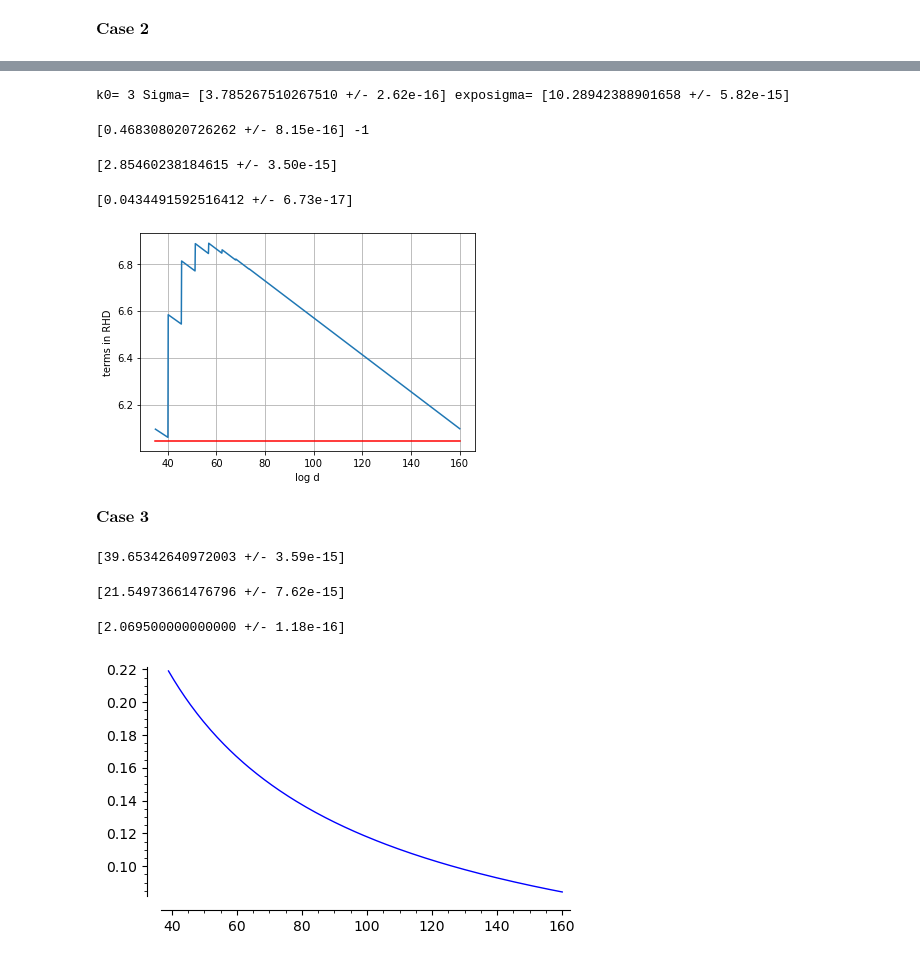
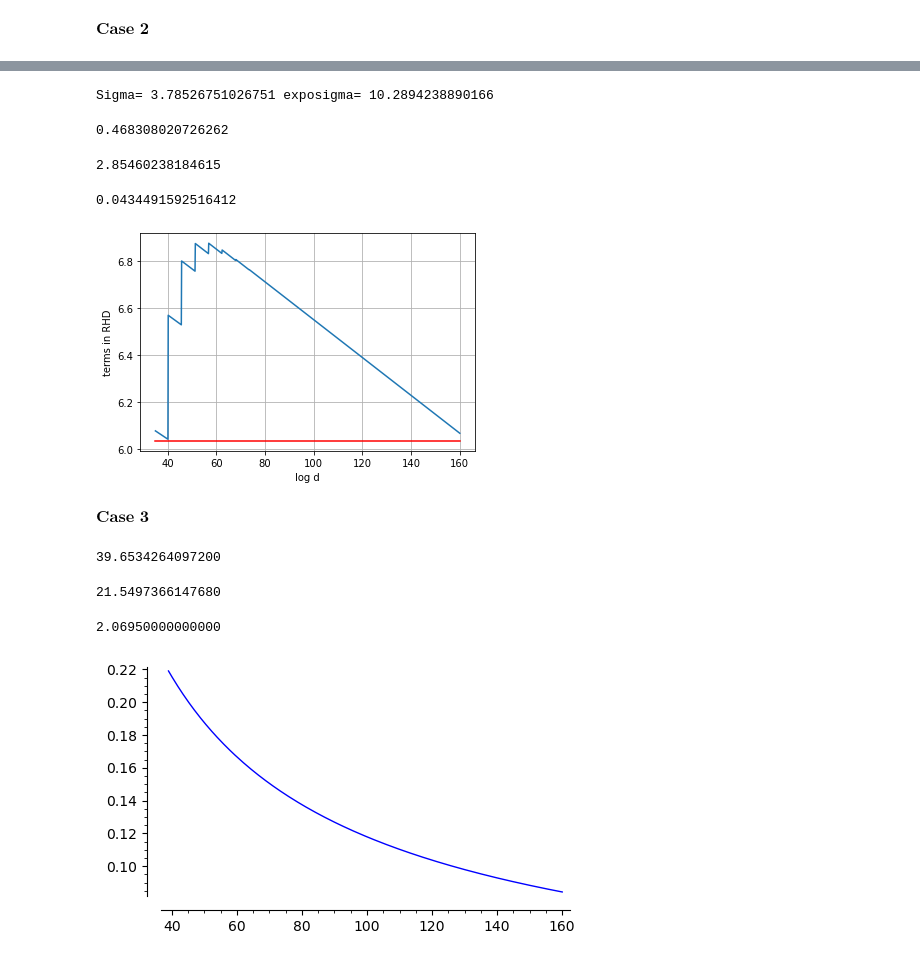
Before and after one commit to brice-razaka/Siegel-zeros-, a Jupyter notebook: Negative case - numerical computations .ipynb, the cells around one changed output, grey strips where cells are left out. Cells and saved outputs as stored; diff of their text form; code cells hidden in the pictures.

```diff
--- a/Negative case - numerical computations .ipynb
+++ b/Negative case - numerical computations .ipynb
@@ -112,9 +107,8 @@ J_1=\frac{1}{\pi}\int^{-3}_{3}\frac{|t\zeta(1-it)|}{\sqrt{(0.99930\ldots+t^2)(1+
 $$
 # %%
-#We take the center of the complex ball on the square of the lower bound of \beta
-c=assump2.mid()
+#By using the rounded-down bound of \beta^2 at the third digit, we have
+z=0.999
 
-#J1 using complex ball fields
-J1=CBF(integral(abs(x*zeta(1-I*x))/sqrt((c+x^2)*(1+x^2)*(4+x^2)), x,-3,3)/(2*pi))
+J1=N(integral(abs(x*zeta(1-I*x))/sqrt((z+x^2)*(1+x^2)*(4+x^2)), x,-3,3)/(2*pi))
 J1
 # %% [output]
@@ -237,54 +185,57 @@ OptF(6.045,41,16,16)
 # %%
-print('k0=',K0(16,16),'Sigma=', Sigma(16),'exposigma=',CBF(e*Sigma(16)))
+print('Sigma=', Sigma(16),'exposigma=',N(e*Sigma(16)))
 # %% [output]
-k0= 3 Sigma= [3.785267510267510 +/- 2.62e-16] exposigma= [10.28942388901658 +/- 5.82e-15]
+Sigma= 3.78526751026751 exposigma= 10.2894238890166
 # %%
-print(Err0(16), Err1(16,16))
+print(Err0(16))
 # %% [output]
-[0.468308020726262 +/- 8.15e-16] -1
+0.468308020726262
 # %%
-CBF(1+2*log(2))+Err0(16)
+N(1+2*log(2))+Err0(16)
 # %% [output]
-[2.85460238184615 +/- 3.50e-15]
+2.85460238184615
 # %%
-CBF(11/(101*sqrt(2*pi)))
+N(11/(101*sqrt(2*pi)))
 # %% [output]
-[0.0434491592516412 +/- 6.73e-17]
+0.0434491592516412
 # %%
 def plot_case2(t):
     k=K0(t,16)
-    D2=0.04344*(1+k)/(1+k-3.78526)*(10.28942/k)^k/sqrt(k)
-    return N((21.00234-0.02249*t)/(2.85460+D2))
+    D2=0.044*(1+k)/(1+k-3.786)*(10.29/k)^k/sqrt(k)
+    return N((21.003-0.023*t)/(2.855+D2))
 # %%
+import numpy as np
+import matplotlib.pyplot as plt
+
 Num=1000
 x=np.linspace(35,160,num=Num)
 y=[]
 for t in x:
     z=plot_case2(t)
     y.append(z)
-w=6.045*np.ones(Num)
+w=6.035*np.ones(Num)
 plt.plot(x,y)
 plt.plot(x,w,'-',color='red')
 plt.ylabel('terms in RHD')
 plt.xlabel('log d')
 plt.grid()
 plt.show()
 # %% [output]
-[figure, old version]
+[figure, new version]
 # %% [markdown]
 $\textbf{Case 3}$
 # %%
-lowert=CBF(.25*(160-log(4.))); lowert
+lowert=N(.25*(160-log(4.))); lowert
 # %% [output]
-[39.65342640972003 +/- 3.59e-15]
+39.6534264097200
 # %%
-CBF((2*lowert)/log(lowert))
+k0=N((2*lowert)/log(lowert)); k0
 # %% [output]
-[21.54973661476796 +/- 7.62e-15]
+21.5497366147680
 # %%
-err=CBF(2*(1.03465+min(0.2/(log(39))^3,0.0001))); err
+err=N(2*(1.03465+min(0.2/(log(39))^3,0.0001))); err
 # %% [output]
-[2.069500000000000 +/- 1.18e-16]
+2.06950000000000
 # %%
 var('t')
 plot(log(t)*(log(log(t))+1.034)/t, (t, 39, 160), figsize=[5,3])
```
Also changed, not shown: parts of 36 cells of this notebook.
